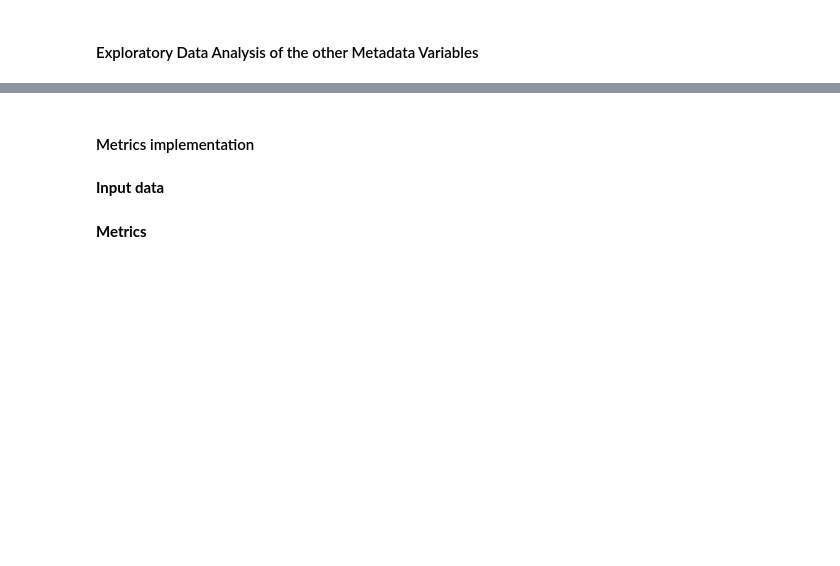
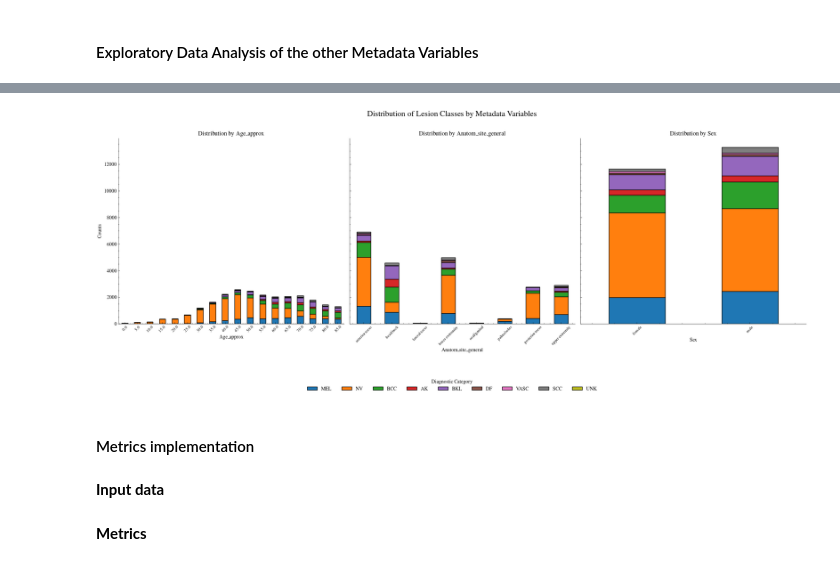
Before and after one commit to MarioPasc/complearn_projects, a Jupyter notebook: Classification/TaskA/code/taskA_classification.ipynb, the cells around one changed output, grey strips where cells are left out. Drawn from its saved outputs; the diff is of its cells as text; code cells hidden in the pictures; blank space fills up the shorter version.

```diff
--- a/Classification/TaskA/code/taskA_classification.ipynb
+++ b/Classification/TaskA/code/taskA_classification.ipynb
@@ -358,3 +362,77 @@ plot_metadata_distributions(metadata_path=data_paths["test_metadata"], title = "
+# %%
+def plot_class_distribution_by_metadata(metadata_path: str, groundtruth_path: str, save: bool = True, output: str = "output_folder") -> None:
+    """
+    Generates stacked bar plots for each metadata variable (age_approx, anatom_site_general, sex),
+    with bars colored according to the distribution of lesion classes from the groundtruth.
+    A unified legend for all plots is displayed at the bottom of the figure.
+
+    Parameters:
+    -------------
+    metadata_path (str): Path to the metadata CSV file.
+    groundtruth_path (str): Path to the ground truth CSV file.
+    save (bool): Whether to save the plot as a PDF.
+    output (str): Path to the output folder where the plot will be saved.
+
+    Returns:
+    -------------
+    None
+    """
+
+    # Load the metadata and ground truth datasets
+    metadata = pd.read_csv(metadata_path)
+    groundtruth = pd.read_csv(groundtruth_path)
+
+    # Merge datasets on the sample ID (assuming the ID column is the first in both files)
+    data = pd.merge(metadata, groundtruth, left_on=metadata.columns[0], right_on=groundtruth.columns[0])
+
+    # Define columns and labels for plotting
+    variables = ["age_approx", "anatom_site_general", "sex"]
+    class_labels = groundtruth.columns[1:]  # The columns from the ground truth file represent lesion classes
+
+    # Set up the figure for multiple subplots
+    fig, axes = plt.subplots(1, len(variables), figsize=(20, 7), sharey=True)
+    fig.suptitle("Distribution of Lesion Classes by Metadata Variables", fontsize=16)
+
+    # Color map for class labels
+    color_map = plt.get_cmap("tab10")
+    colors = color_map(range(len(class_labels)))
+
+    # Loop through each metadata variable to create stacked bar plots
+    for i, var in enumerate(variables):
+        # Group by the variable and class labels to get counts
+        counts = data.groupby([var])[class_labels].sum()
+
+        # Plot stacked bar chart without individual legends
+        counts.plot(kind="bar", stacked=True, ax=axes[i], color=colors, edgecolor="black", legend=False)
+
+        # Set plot labels and titles
+        axes[i].set_title(f"Distribution by {var.capitalize()}")
+        axes[i].set_xlabel(var.capitalize())
+        axes[i].set_ylabel("Counts" if i == 0 else "")
+        axes[i].tick_params(axis='x', rotation=45, labelsize=8)
+        axes[i].spines[['right', 'top']].set_visible(False)
+        axes[i].get_xaxis().tick_bottom()
+        axes[i].get_yaxis().tick_left()
+
+    # Create a unified legend at the bottom of the figure
+    handles, labels = axes[0].get_legend_handles_labels()
+    fig.legend(handles, class_labels, loc="lower center", ncol=len(class_labels), bbox_to_anchor=(0.5, -0.15), title="Diagnostic Category")
+
+    # Adjust layout and save
+    plt.tight_layout(rect=[0, 0, 1, 0.97])
+    if save:
+        os.makedirs(output, exist_ok=True)
+        plt.savefig(os.path.join(output, "class_distribution_by_metadata_with_unified_legend.pdf"), bbox_inches="tight")
+    plt.show()
+
+# Call
+plot_class_distribution_by_metadata(
+    metadata_path=data_paths["train_metadata"],
+    groundtruth_path=data_paths["train_ground_truth"],
+    output=OUTPUT_FOLDER
+)
+# %% [output]
+[figure, added]
 # %% [markdown]
 #### Metrics implementation
 # %% [markdown]
```
Also changed, not shown: parts of 9 cells of this notebook, 10 other files.
